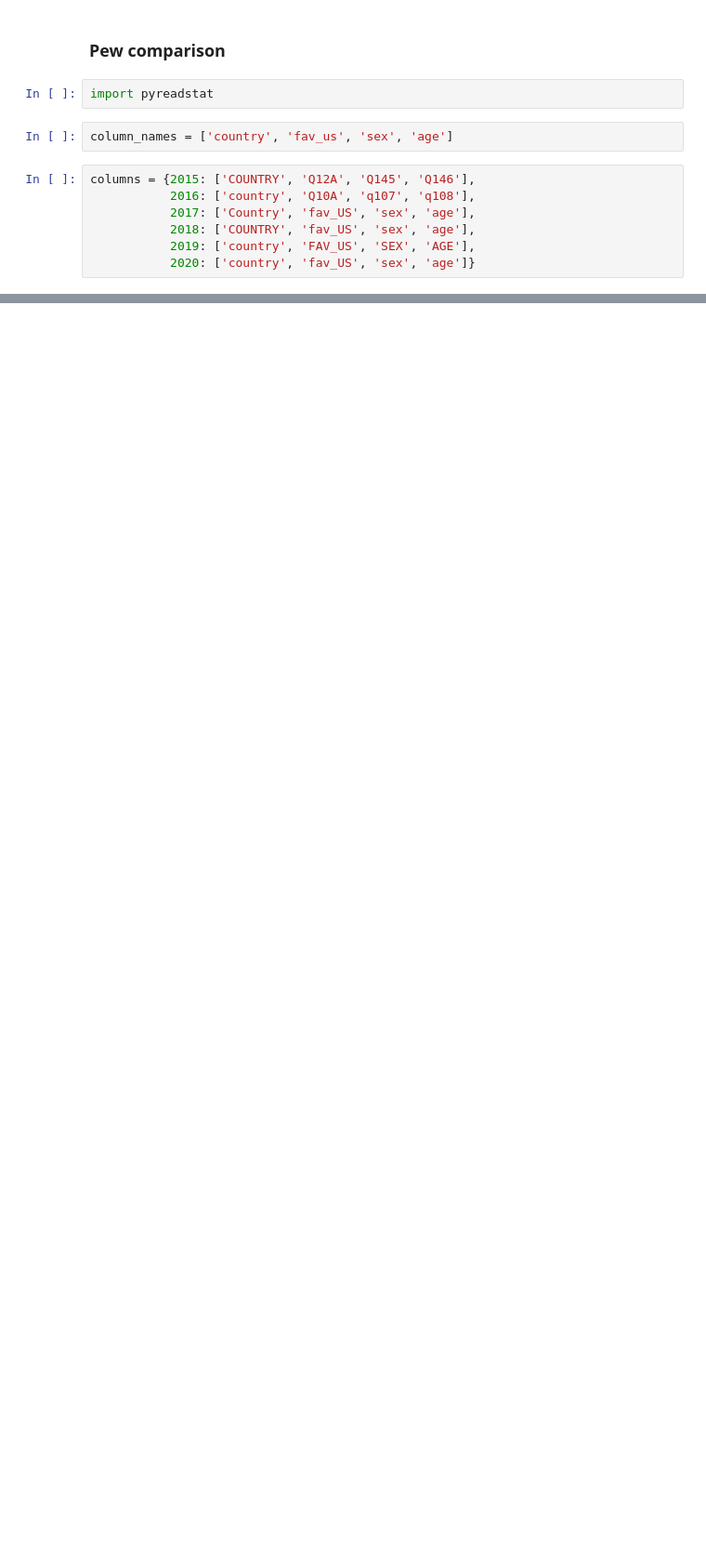
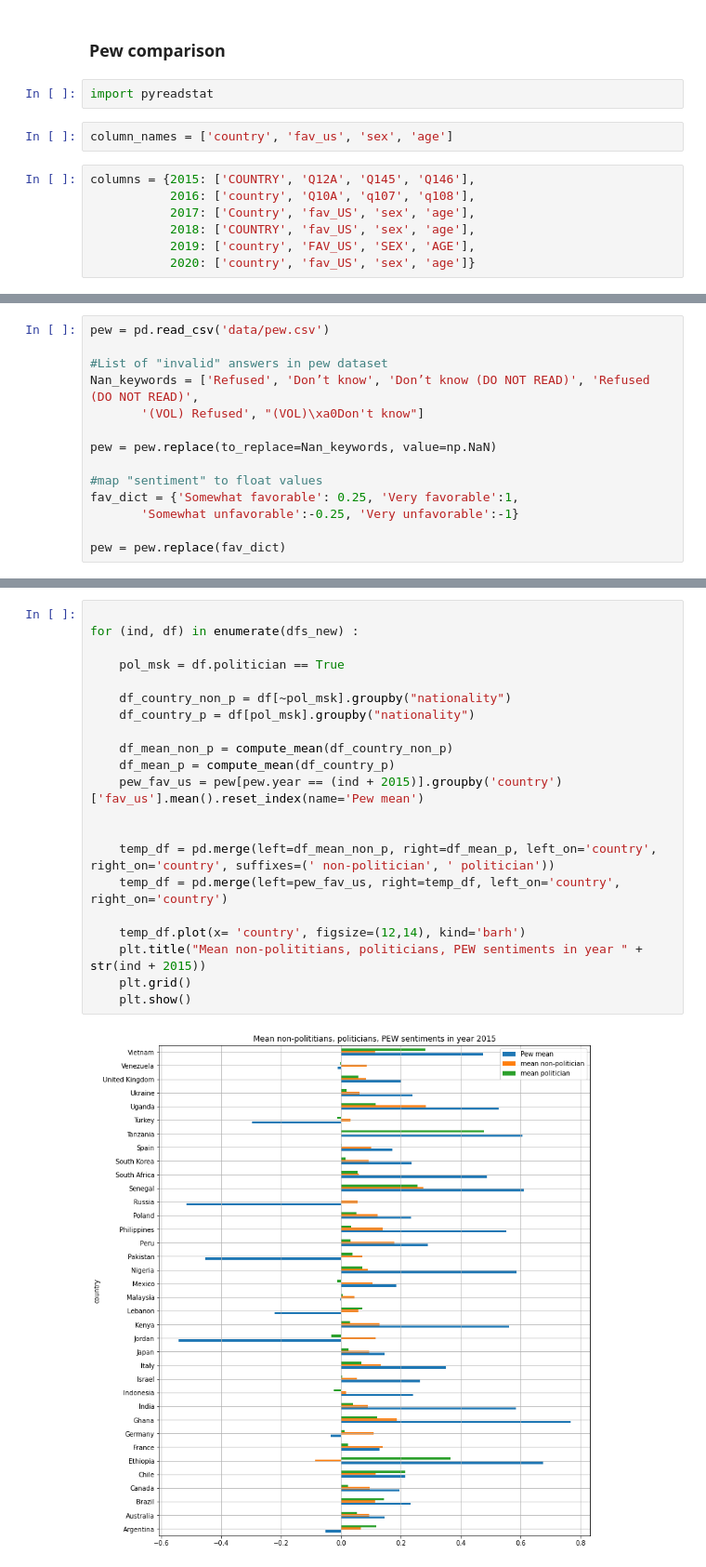
Before and after one commit to epfl-ada/ada-2021-project-young-boys, a Jupyter notebook: politic_analysis.ipynb, the cells around one changed output, grey strips where cells are left out. Shown at 93% size. Saved outputs shown, nothing was run; the diff lists cells and outputs as text; blank space fills up the shorter version.

```diff
--- a/politic_analysis.ipynb
+++ b/politic_analysis.ipynb
@@ -235,0 +280,14 @@ pew.to_pickle('data/pew.pkl.bz2', compression="bz2")
+# %%
+pew = pd.read_csv('data/pew.csv')
+
+#List of "invalid" answers in pew dataset
+Nan_keywords = ['Refused', 'Don’t know', 'Don’t know (DO NOT READ)', 'Refused (DO NOT READ)',
+       '(VOL) Refused', "(VOL)\xa0Don't know"]
+
+pew = pew.replace(to_replace=Nan_keywords, value=np.NaN)
+
+#map "sentiment" to float values
+fav_dict = {'Somewhat favorable': 0.25, 'Very favorable':1,
+       'Somewhat unfavorable':-0.25, 'Very unfavorable':-1}
+
+pew = pew.replace(fav_dict)
@@ -235,0 +302,23 @@ pew.to_pickle('data/pew.pkl.bz2', compression="bz2")
+# %%
+
+for (ind, df) in enumerate(dfs_new) :
+
+    pol_msk = df.politician == True
+
+    df_country_non_p = df[~pol_msk].groupby("nationality")
+    df_country_p = df[pol_msk].groupby("nationality")
+
+    df_mean_non_p = compute_mean(df_country_non_p)
+    df_mean_p = compute_mean(df_country_p)
+    pew_fav_us = pew[pew.year == (ind + 2015)].groupby('country')['fav_us'].mean().reset_index(name='Pew mean')
+
+
+    temp_df = pd.merge(left=df_mean_non_p, right=df_mean_p, left_on='country', right_on='country', suffixes=(' non-politician', ' politician'))
+    temp_df = pd.merge(left=pew_fav_us, right=temp_df, left_on='country', right_on='country')
+
+    temp_df.plot(x= 'country', figsize=(12,14), kind='barh')
+    plt.title("Mean non-polititians, politicians, PEW sentiments in year " + str(ind + 2015))
+    plt.grid()
+    plt.show()
+# %% [output]
+[figure, added]
```
Also changed, not shown: parts of 13 cells of this notebook.
